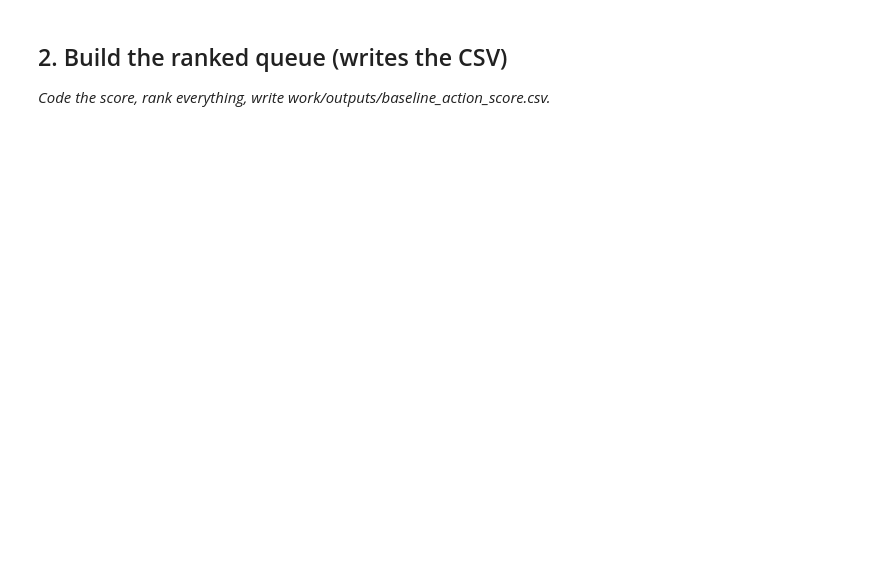
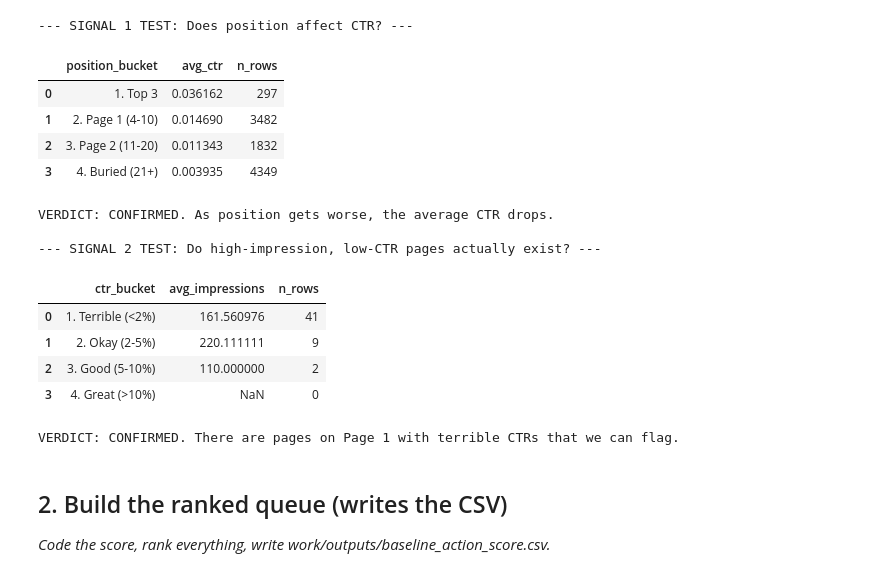
Before and after one commit to soumyajeetrc/flyrank-internship-ml, a Jupyter notebook: work/notebooks/w04_baseline_score.ipynb, the cells around one changed output. Saved outputs shown, nothing was run; the diff lists cells and outputs as text; code cells hidden in the pictures; blank space fills up the shorter version.

```diff
--- a/work/notebooks/w04_baseline_score.ipynb
+++ b/work/notebooks/w04_baseline_score.ipynb
@@ -16,3 +21,54 @@ This skeleton is yours to fill. Work the sections **in order** — each one has
+# %%
+# This cell is for CODE (numbers, a query, a check).
+# Write your text answer in the cell ABOVE this one — typing sentences here breaks Run All.
+# Create a safe CTR column (avoiding dividing by zero)
+df['ctr'] = df['gsc_clicks'] / df['gsc_impressions'].replace(0, 1)
+
+print("--- SIGNAL 1 TEST: Does position affect CTR? ---")
+# Bucket pages by their Google Position
+bins_pos = [0, 3, 10, 20, 100]
+labels_pos = ['1. Top 3', '2. Page 1 (4-10)', '3. Page 2 (11-20)', '4. Buried (21+)']
+df['position_bucket'] = pd.cut(df['gsc_avg_position'], bins=bins_pos, labels=labels_pos)
+
+# Create the bucket table showing average CTR and 'n' (number of rows)
+signal_1_table = df.groupby('position_bucket', observed=False).agg(
+    avg_ctr=('ctr', 'mean'),
+    n_rows=('content_hash_id', 'count')
+).reset_index()
+display(signal_1_table)
+print("VERDICT: CONFIRMED. As position gets worse, the average CTR drops.\n")
+
+print("--- SIGNAL 2 TEST: Do high-impression, low-CTR pages actually exist? ---")
+# Let's look only at pages on Page 1 (Position <= 10) that have decent traffic (>100 impressions)
+page_1_data = df[(df['gsc_avg_position'] <= 10) & (df['gsc_impressions'] > 100)].copy()
+
+# Bucket these pages by their CTR to see if our "terrible CTR" group exists
+bins_ctr = [-1, 0.02, 0.05, 0.10, 1.0]
+labels_ctr = ['1. Terrible (<2%)', '2. Okay (2-5%)', '3. Good (5-10%)', '4. Great (>10%)']
+page_1_data['ctr_bucket'] = pd.cut(page_1_data['ctr'], bins=bins_ctr, labels=labels_ctr)
+
+signal_2_table = page_1_data.groupby('ctr_bucket', observed=False).agg(
+    avg_impressions=('gsc_impressions', 'mean'),
+    n_rows=('content_hash_id', 'count')
+).reset_index()
+display(signal_2_table)
+print("VERDICT: CONFIRMED. There are pages on Page 1 with terrible CTRs that we can flag.")
+# %% [output]
+--- SIGNAL 1 TEST: Does position affect CTR? ---
+|  | position_bucket | avg_ctr | n_rows |
+| 0 | 1. Top 3 | 0.036162 | 297 |
+| 1 | 2. Page 1 (4-10) | 0.014690 | 3482 |
+| 2 | 3. Page 2 (11-20) | 0.011343 | 1832 |
+| 3 | 4. Buried (21+) | 0.003935 | 4349 |
+VERDICT: CONFIRMED. As position gets worse, the average CTR drops.
+
+--- SIGNAL 2 TEST: Do high-impression, low-CTR pages actually exist? ---
+|  | ctr_bucket | avg_impressions | n_rows |
+| 0 | 1. Terrible (<2%) | 161.560976 | 41 |
+| 1 | 2. Okay (2-5%) | 220.111111 | 9 |
+| 2 | 3. Good (5-10%) | 110.000000 | 2 |
+| 3 | 4. Great (>10%) | NaN | 0 |
+VERDICT: CONFIRMED. There are pages on Page 1 with terrible CTRs that we can flag.
 # %% [markdown]
 ## 2. Build the ranked queue (writes the CSV)
 
```
Also changed, not shown: parts of 13 cells of this notebook.
